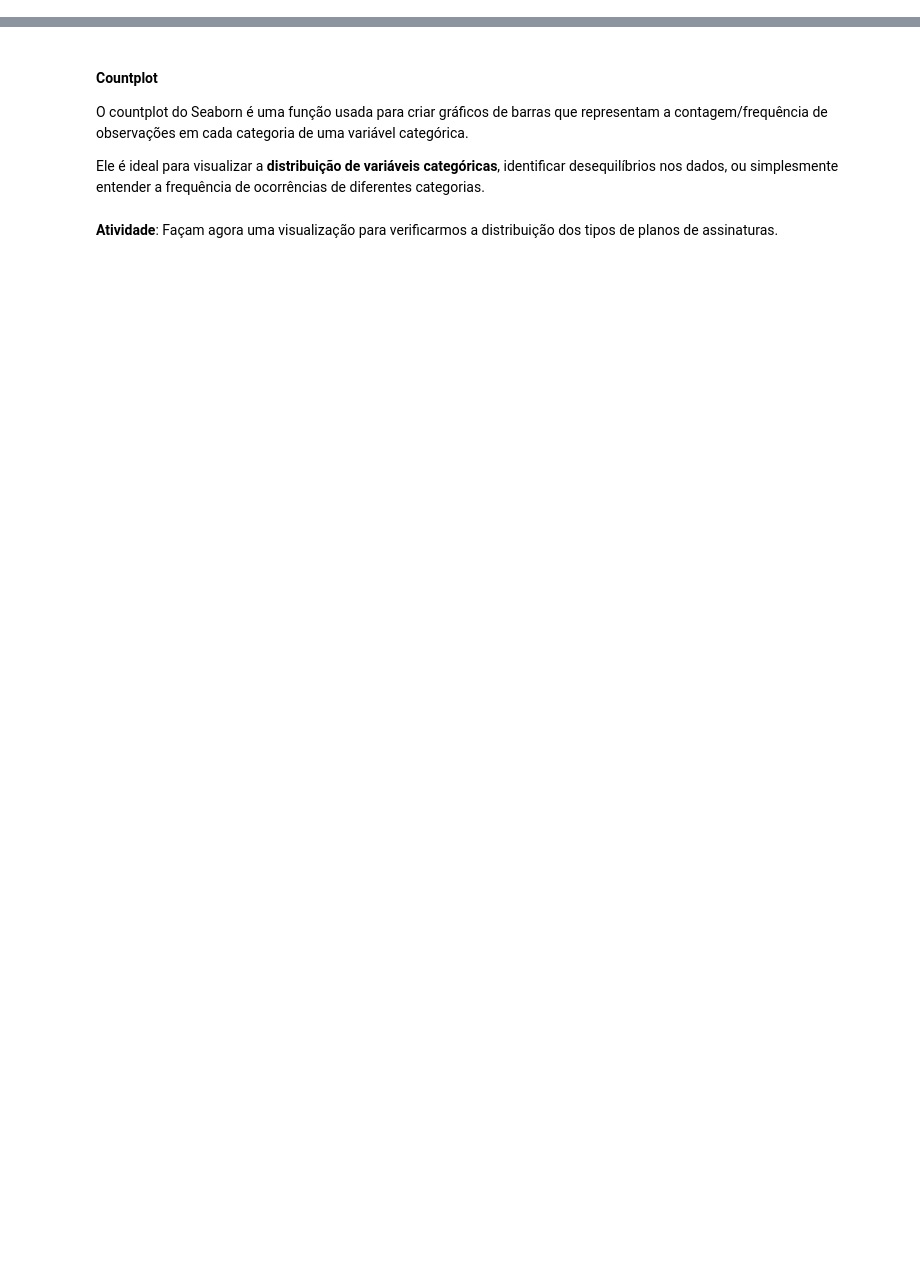
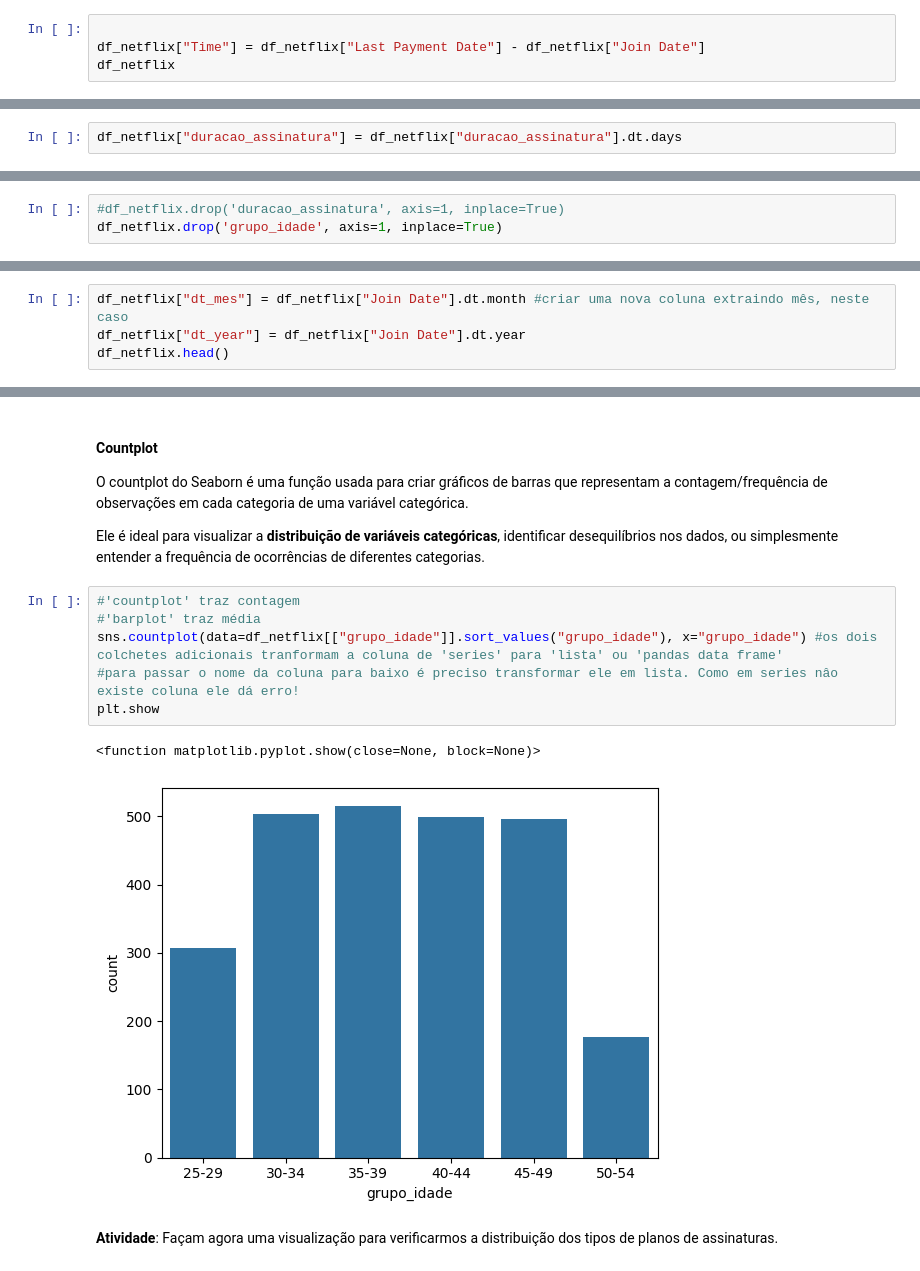
Before and after one commit to reprograma/on33-python-s14-analise-de-dados, a Jupyter notebook: material/s14_parte1.ipynb, the cells around one changed output, grey strips where cells are left out. Drawn from its saved outputs; the diff is of its cells as text; blank space fills up the shorter version.

```diff
--- a/material/s14_parte1.ipynb
+++ b/material/s14_parte1.ipynb
@@ -204,2 +320,6 @@ O método `describe()` só traz as análises para as colunas numéricas. Se tamb
 # %% [markdown]
 Há quanto tempo as pessoas estão inscritas na Netflix (tenure)? Vamos criar uma nova coluna chamada 'duracao_assinatura' baseada na diferença entre 'Last Payment Date' e 'Join Date'.
+# %%
+
+df_netflix["Time"] = df_netflix["Last Payment Date"] - df_netflix["Join Date"]
+df_netflix
@@ -205,0 +340,2 @@ Há quanto tempo as pessoas estão inscritas na Netflix (tenure)? Vamos criar um
+# %%
+df_netflix["duracao_assinatura"] = df_netflix["duracao_assinatura"].dt.days
@@ -212,4 +398,7 @@ Mas, pera aí, o que são esse números negativos no minimo?
 # %% [markdown]
 Encontramos valores inconsistentes, onde o dado não faz sentido. Como não possuímos contexto suficiente sobre essa tabela para entender o motivo de termos dt_ultimo_pagamento maior que dt_assinatura, iremos retirar essas linhas para não enviezar nossos resultados.
+# %%
+#df_netflix.drop('duracao_assinatura', axis=1, inplace=True)
+df_netflix.drop('grupo_idade', axis=1, inplace=True)
 # %% [markdown]
 Vamos ver o `describe` como ficou?
@@ -227,0 +438,4 @@ Para saber isso vamos criar uma coluna com o valor do mês partindo de 'Join Dat
+# %%
+df_netflix["dt_mes"] = df_netflix["Join Date"].dt.month #criar uma nova coluna extraindo mês, neste caso
+df_netflix["dt_year"] = df_netflix["Join Date"].dt.year
+df_netflix.head()
@@ -272,6 +597,15 @@ Vamos ver graficamente essa distribuição de usuários por faixa etária?
 O countplot do Seaborn é uma função usada para criar gráficos de barras que representam a contagem/frequência de observações em cada categoria de uma variável categórica.
 
 Ele é ideal para visualizar a **distribuição de variáveis categóricas**, identificar desequilíbrios nos dados, ou simplesmente entender a frequência de ocorrências de diferentes categorias.
+# %%
+#'countplot' traz contagem
+#'barplot' traz média
+sns.countplot(data=df_netflix[["grupo_idade"]].sort_values("grupo_idade"), x="grupo_idade") #os dois colchetes adicionais tranformam a coluna de 'series' para 'lista' ou 'pandas data frame'
+#para passar o nome da coluna para baixo é preciso transformar ele em lista. Como em series nâo existe coluna ele dá erro!
+plt.show
+# %% [output]
+<function matplotlib.pyplot.show(close=None, block=None)>
+[figure, added]
 # %% [markdown]
 **Atividade**:
 Façam agora uma visualização para verificarmos a distribuição dos tipos de planos de assinaturas.
```
Also changed, not shown: parts of 39 cells of this notebook, 15 other files.
